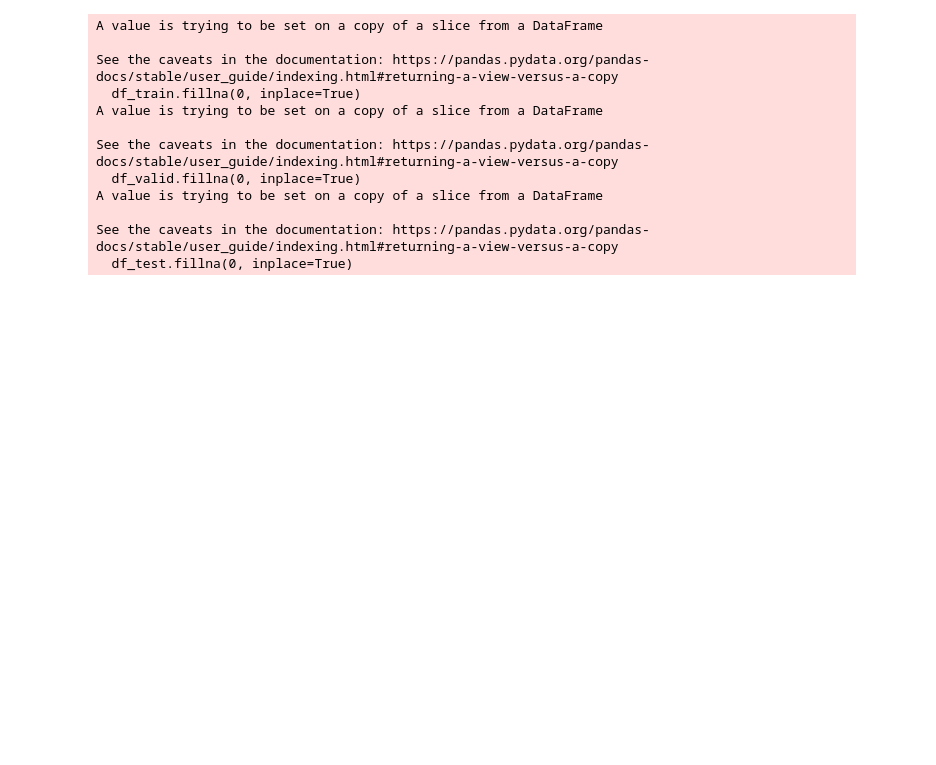
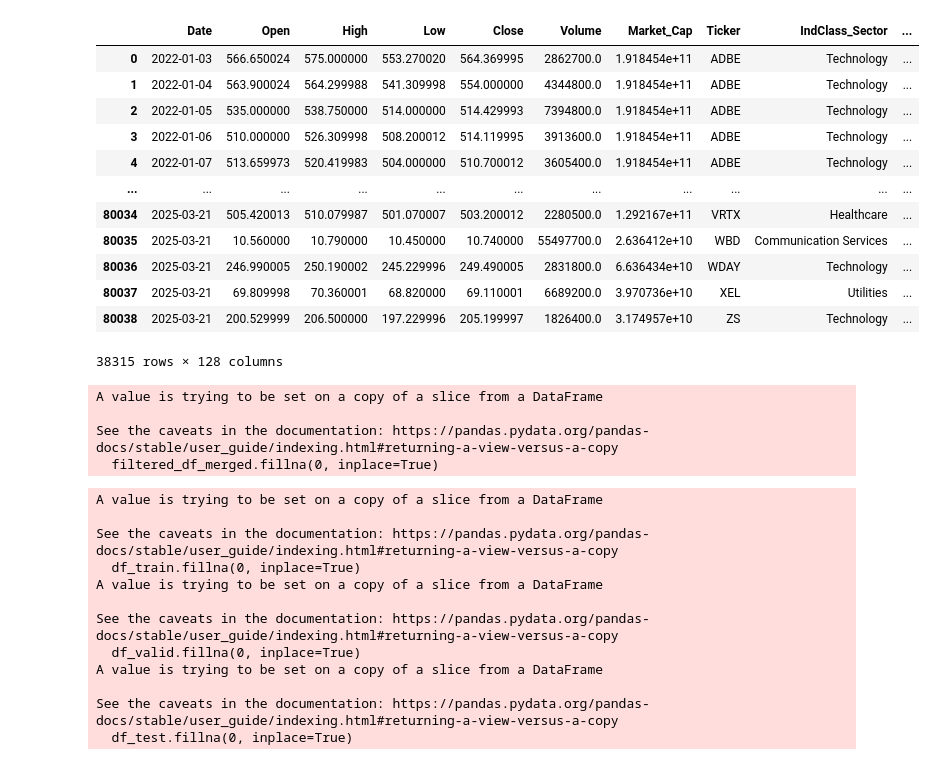
Before and after one commit to GAOCheryl/QF5214_2025_G8, a Jupyter notebook: TeamThree/MASTER-master/model_input_testing.ipynb, the cells around one changed output. Drawn from its saved outputs; the diff is of its cells as text; code cells hidden in the pictures; blank space fills up the shorter version.

```diff
--- a/TeamThree/MASTER-master/model_input_testing.ipynb
+++ b/TeamThree/MASTER-master/model_input_testing.ipynb
@@ -61,2 +71,8 @@ Running function alpha101 for ZS...
+# %%
+company_list = ["ADBE", "AMD", "ABNB", "GOOGL", "GOOG", "AMZN", "AEP", "AMGN",
+"ADI", "ANSS", "AAPL", "AMAT", "APP", "ARM", "ASML", "AZN",
+"TEAM", "ADSK", "ADP", "AXON", "BKR", "BIIB", "BKNG", "AVGO",
+"CDNS", "CDW", "CHTR", "CTAS", "CSCO", "CCEP", "CTSH", "CMCSA",
+"CEG", "CPRT", "CSGP", "COST", "CRWD", "CSX", "DDOG", "DXCM","VRTX", "WBD", "WDAY", "XEL", "ZS","QCOM", "REGN", "ROP", "ROST" ]
 # %%
 df_all, final_df_all, df_index = get_alpha101_table_from_db()
@@ -140,4 +149,27 @@ df_merged = pd.merge(
+# %%
+filtered_df_merged = df_merged[df_merged['Ticker'].isin(company_list)]
+
+filtered_df_merged
+# %% [output]
+|  | Date | Open | High | Low | Close | Volume | Market_Cap | Ticker | IndClass_Sector | ... |
+| 0 | 2022-01-03 | 566.650024 | 575.000000 | 553.270020 | 564.369995 | 2862700.0 | 1.918454e+11 | ADBE | Technology | ... |
+| 1 | 2022-01-04 | 563.900024 | 564.299988 | 541.309998 | 554.000000 | 4344800.0 | 1.918454e+11 | ADBE | Technology | ... |
+| 2 | 2022-01-05 | 535.000000 | 538.750000 | 514.000000 | 514.429993 | 7394800.0 | 1.918454e+11 | ADBE | Technology | ... |
+| 3 | 2022-01-06 | 510.000000 | 526.309998 | 508.200012 | 514.119995 | 3913600.0 | 1.918454e+11 | ADBE | Technology | ... |
+| 4 | 2022-01-07 | 513.659973 | 520.419983 | 504.000000 | 510.700012 | 3605400.0 | 1.918454e+11 | ADBE | Technology | ... |
+| ... | ... | ... | ... | ... | ... | ... | ... | ... | ... | ... |
+| 80034 | 2025-03-21 | 505.420013 | 510.079987 | 501.070007 | 503.200012 | 2280500.0 | 1.292167e+11 | VRTX | Healthcare | ... |
+| 80035 | 2025-03-21 | 10.560000 | 10.790000 | 10.450000 | 10.740000 | 55497700.0 | 2.636412e+10 | WBD | Communication Services | ... |
+| 80036 | 2025-03-21 | 246.990005 | 250.190002 | 245.229996 | 249.490005 | 2831800.0 | 6.636434e+10 | WDAY | Technology | ... |
+| 80037 | 2025-03-21 | 69.809998 | 70.360001 | 68.820000 | 69.110001 | 6689200.0 | 3.970736e+10 | XEL | Utilities | ... |
+| 80038 | 2025-03-21 | 200.529999 | 206.500000 | 197.229996 | 205.199997 | 1826400.0 | 3.174957e+10 | ZS | Technology | ... |
+38315 rows × 128 columns
 # %%
-df_merged.fillna(0, inplace=True)
+filtered_df_merged.fillna(0, inplace=True)
+# %% [output]
+A value is trying to be set on a copy of a slice from a DataFrame
+
+See the caveats in the documentation: https://pandas.pydata.org/pandas-docs/stable/user_guide/indexing.html#returning-a-view-versus-a-copy
+  filtered_df_merged.fillna(0, inplace=True)
 # %%
 # Example of dropping non-numeric columns:
```
Also changed, not shown: parts of 14 cells of this notebook, 21 other files.
